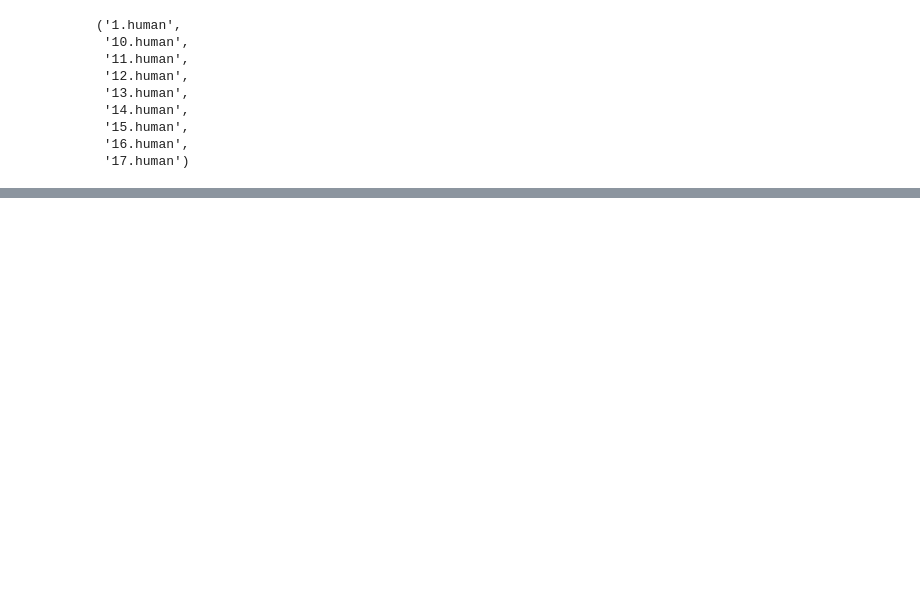
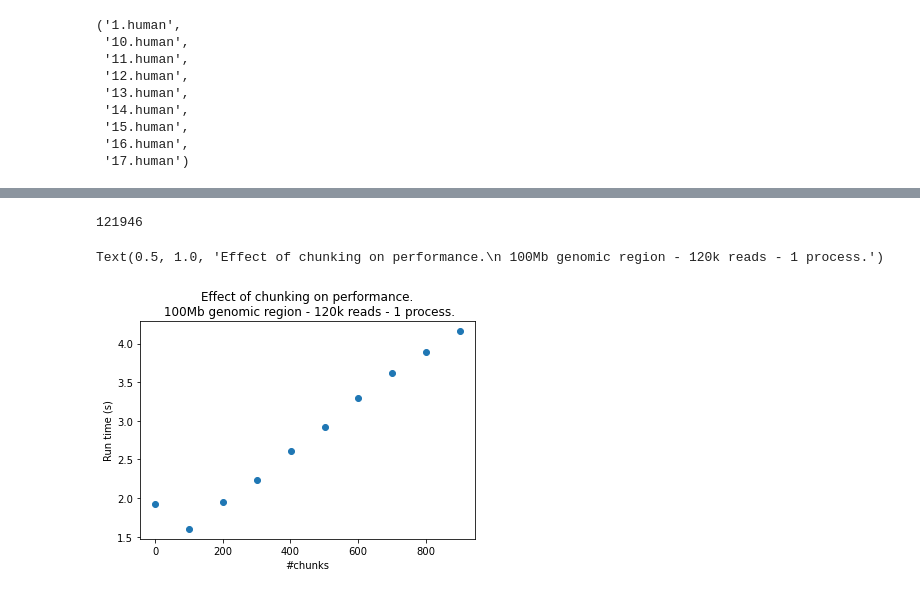
Before and after one commit to jamesbaye/mppysam, a Jupyter notebook: notebooks/2020-11-24_mp-pool-regions.ipynb, the cells around one changed output, grey strips where cells are left out. Saved outputs shown, nothing was run; the diff lists cells and outputs as text; code cells hidden in the pictures; blank space fills up the shorter version.

Commit message:
update benchmarking

```diff
--- a/notebooks/2020-11-24_mp-pool-regions.ipynb
+++ b/notebooks/2020-11-24_mp-pool-regions.ipynb
@@ -74,0 +38,49 @@ print(datetime.now())
+# %%
+samfile.count('1.human', 0, 1e8)
+# %% [output]
+121946
+# %%
+def benchmark_read_bam(bampath=None, **kwargs):
+    bampath = bamfilepath if bampath is None else bampath
+    rb.read_bam(bampath, **kwargs)
+
+def benchmark_effect_chunks(chunks_args, bampath=None, number=3,
+                            **kwargs):
+    timings = [
+        timeit.timeit(
+            lambda: benchmark_read_bam(
+                bampath,
+                processes=1,
+                regions=[rg.Region("1.human", 0, 1e8)], #120k reads
+                chunks=chunks,
+                **kwargs
+            ),
+            number=number
+        ) / number
+        for chunks in chunks_args
+    ]
+    return chunks_args, timings
+
+def benchmark_effect_processes(processes_args, bampath=None, number=3,
+                               **kwargs):
+    timings = [
+        timeit.timeit(
+            lambda: benchmark_read_bam(
+                bampath,
+                processes=processes,
+                chunks=processes,
+                **kwargs
+            ),
+            number=number
+        ) / number
+        for processes in processes_args
+    ]
+    return processes_args, timings
+# %%
+plt.scatter(*benchmark_effect_chunks(chunks_args = range(1, 1000, 100)))
+plt.xlabel("#chunks")
+plt.ylabel("Run time (s)")
+plt.title("Effect of chunking on performance.\n 100Mb genomic region - 120k reads - 1 process.")
+# %% [output]
+Text(0.5, 1.0, 'Effect of chunking on performance.\n 100Mb genomic region - 120k reads - 1 process.')
+[figure, added]
```
Also changed, not shown: parts of 12 cells of this notebook.
